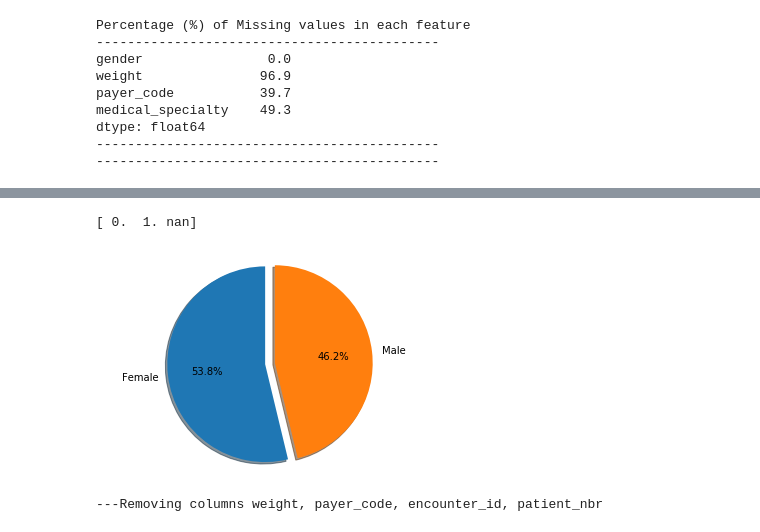
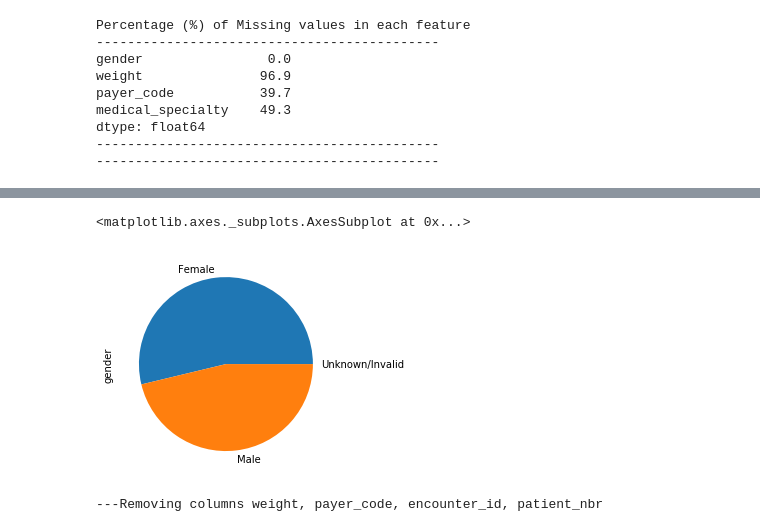
Before and after one commit to YahyaAlaaMassoud/CSI5155---Project-Fall-2020, a Jupyter notebook: data_analysis.ipynb, the cells around one changed output, grey strips where cells are left out. Saved outputs shown, nothing was run; the diff lists cells and outputs as text; code cells hidden in the pictures.

```diff
--- a/data_analysis.ipynb
+++ b/data_analysis.ipynb
@@ -127,10 +104,10 @@ ZeroDivisionError: division by zero
 # %%
-# data['gender'].value_counts().plot.pie()
-print(data['gender'].unique())
-plot_pie_chart(['Female', 'Male'], data['gender'], '')
+data['gender'].value_counts().plot.pie()
+# print(data['gender'].unique())
+# plot_pie_chart(['Female', 'Male'], data['gender'], '')
 # %% [output]
-[ 0.  1. nan]
+<matplotlib.axes._subplots.AxesSubplot at 0x...>
-[figure, old version]
+[figure, new version]
 # %%
 del data['weight'], data['payer_code'], data['encounter_id'], data['patient_nbr']
 print('---Removing columns weight, payer_code, encounter_id, patient_nbr')
```
Also changed, not shown: parts of 3 cells of this notebook, 1 other file.
